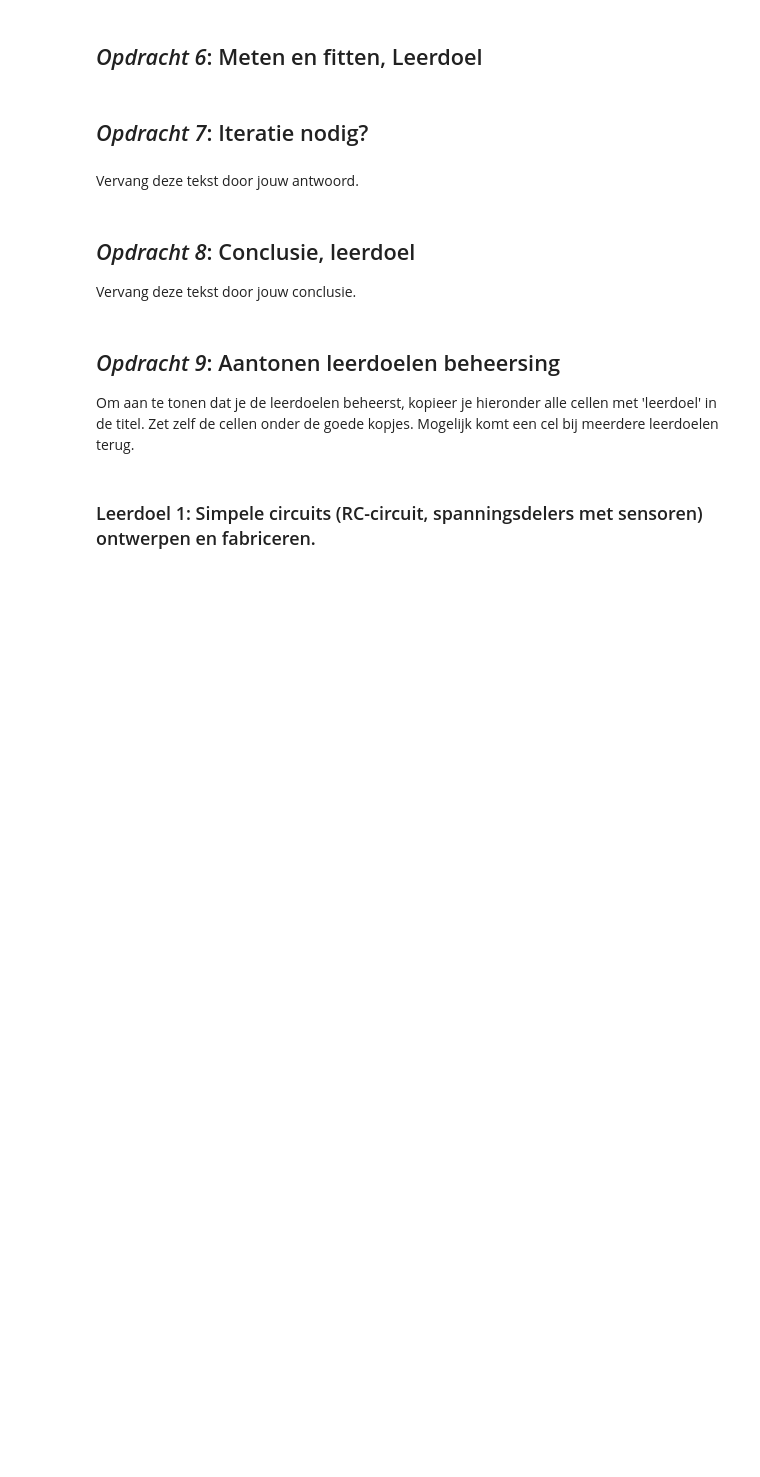
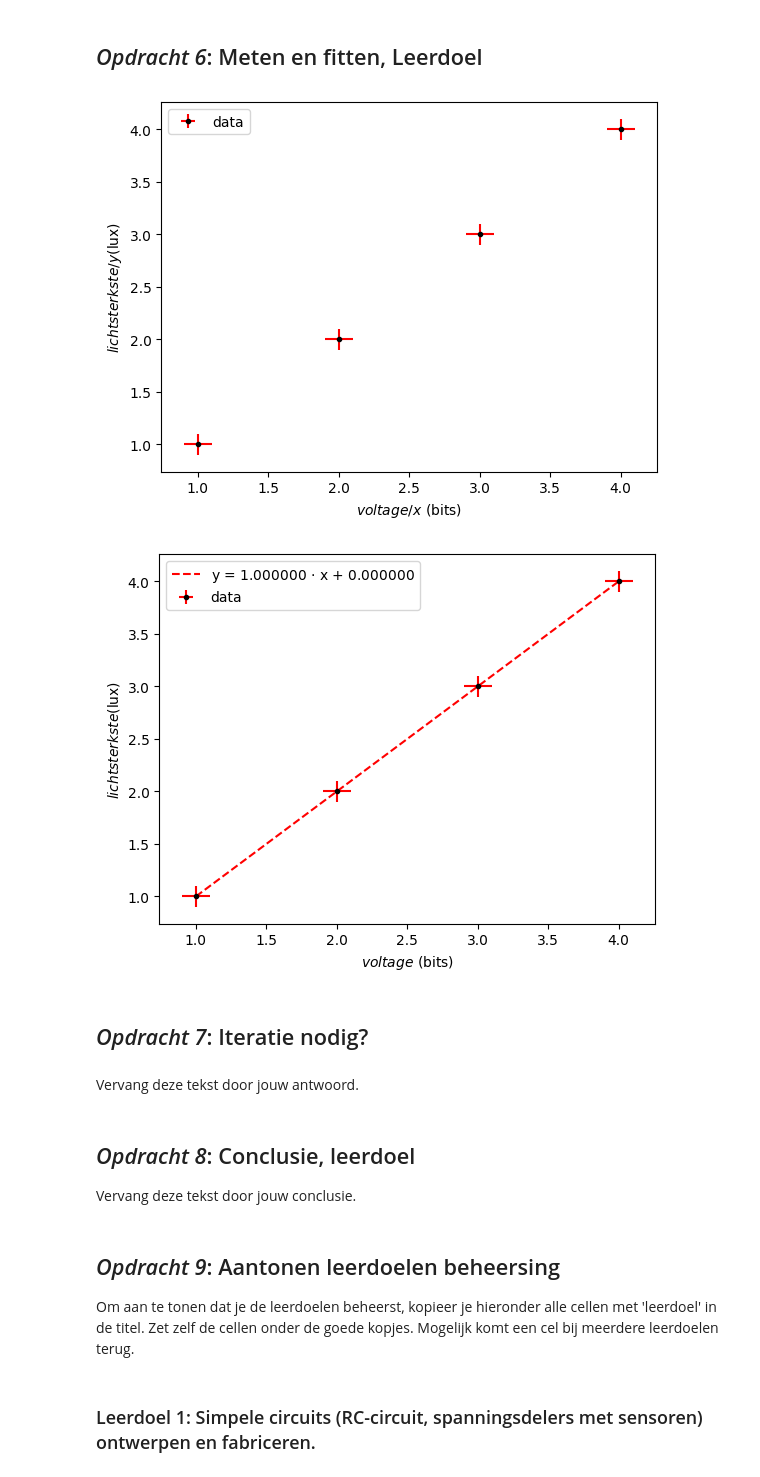
Before and after one commit to IshaSchneiders/opdrachten-DEF-D-Isha_Schneiders, a Jupyter notebook: FysiekeOntwerpopdrachten/1KalibreerEenSensorDigitaalAnaloog/DEFOntwerpopdracht1KalibreerEenSensorInvulTemplate.ipynb, the cells around one changed output. Cells and saved outputs as stored; diff of their text form; code cells hidden in the pictures; blank space fills up the shorter version.

Commit message:
code voor dateverwerking bij kalibratie

```diff
--- a/FysiekeOntwerpopdrachten/1KalibreerEenSensorDigitaalAnaloog/DEFOntwerpopdracht1KalibreerEenSensorInvulTemplate.ipynb
+++ b/FysiekeOntwerpopdrachten/1KalibreerEenSensorDigitaalAnaloog/DEFOntwerpopdracht1KalibreerEenSensorInvulTemplate.ipynb
@@ -68,3 +62,47 @@ Licht kort toe wat er in de foto te zien is.
+# %%
+import numpy as np
+bits=np.array([1,2,3,4]) #gemeten hvlheid bits van de adruino
+lux=np.array([1,2,3,4]) #lichtsterkte bij meting
+# %%
+# Plot hier de meting en fit een lijn door de metingen.
+# Maak gebruik van wat je geleerd hebt bij het practicum.
+import  matplotlib.pyplot as plt
+from scipy.optimize import curve_fit
+%matplotlib inline
+
+#------eerste plot van data-------##
+bits_err= 0.1 #onzekerheid in de volatge meting van de adruino
+lux_err= 0.1  #onzekerheid in de gemeten lichtsterkte
+plt.figure()
+plt.errorbar(bits,lux,xerr=bits_err,yerr=lux_err,ecolor="red",fmt="k.",label="data") #data plot
+plt.xlabel("$voltage/x$ (bits)")
+plt.ylabel("$lichtsterkste/y$(lux)")
+plt.legend()
+plt.show()
+
+#------data_fit------#
+#fitfunctie:
+def f(x,a,b):
+    '''lineare functie fit'''
+    return a*x+b
+
+#fitten
+val,cov=curve_fit(f,bits,lux)
+a,b=val #waarden voor a en b
+u_a,u_b=np.sqrt(np.diag(cov)) #onzekerheden in a en b door wortel van de diagonaal van de covariantie matrix
+
+#--------plot met beste fit-------#
+x_plot=np.linspace(min(bits),max(bits),1000) #x_array om mee te plotten met hetzelfde domein als de bit metingen
+plt.figure()
+plt.errorbar(bits,lux,xerr=bits_err,yerr=lux_err,ecolor="red",fmt="k.",label="data") #data plot
+plt.plot(x_plot,f(x_plot,*val),"r--",label=r"y = %f $\cdot$ x + %f"%(a,b))
+plt.xlabel("$voltage$ (bits)")
+plt.ylabel("$lichtsterkste$(lux)")
+plt.legend()
+plt.show()
+# %% [output]
+[figure, added]
+[figure, added]
 # %% [markdown]
 ## *Opdracht 7*: Iteratie nodig?
 # %% [markdown]
```
Also changed, not shown: parts of 2 cells of this notebook.
